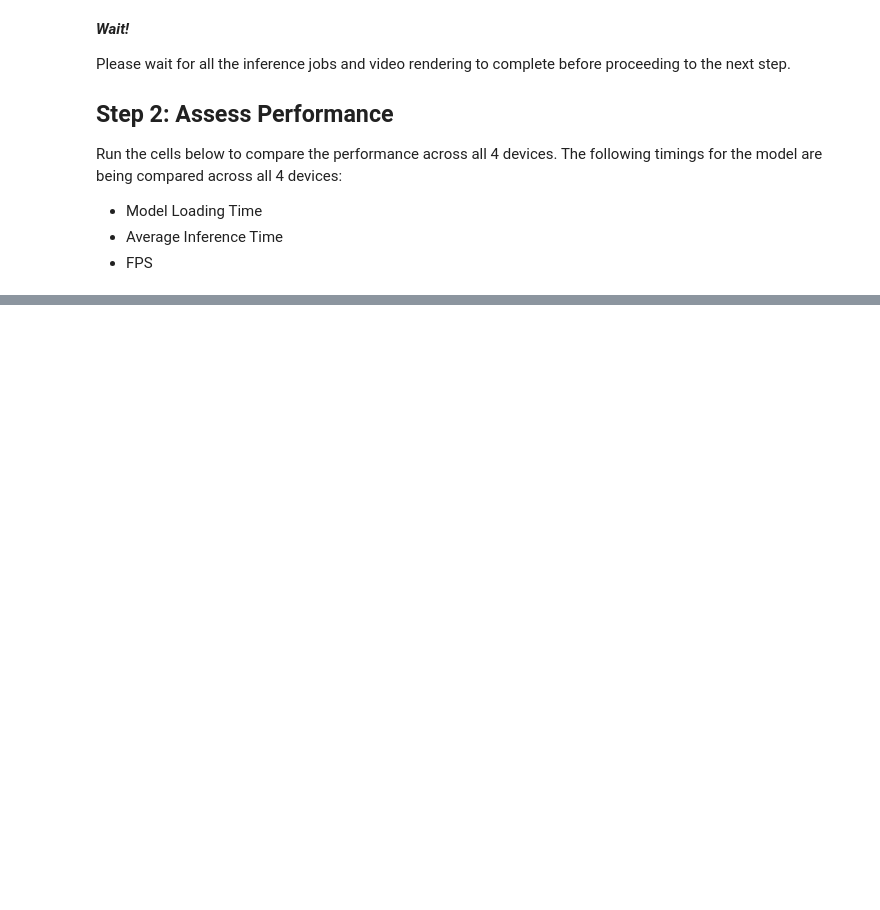
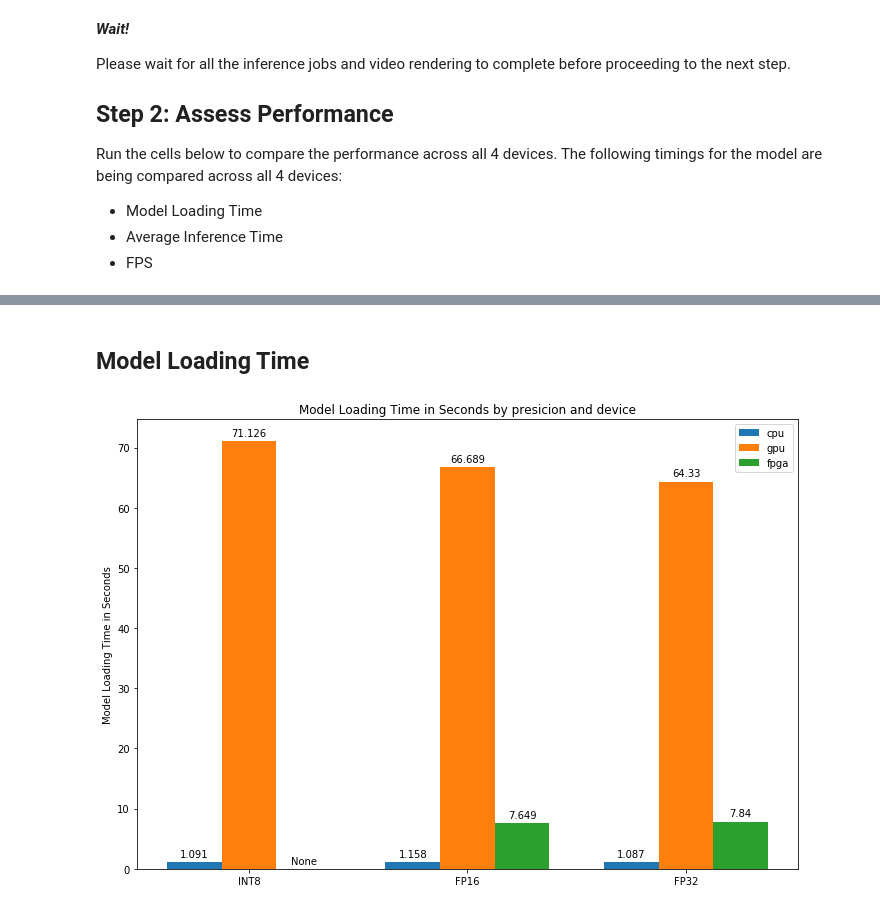
Before and after one commit to yamatokataoka/computer-pointer-controller, a Jupyter notebook: performance_benchmark.ipynb, the cells around one changed output, grey strips where cells are left out. Saved outputs shown, nothing was run; the diff lists cells and outputs as text; code cells hidden in the pictures; blank space fills up the shorter version.

```diff
--- a/performance_benchmark.ipynb
+++ b/performance_benchmark.ipynb
@@ -864,0 +860,8 @@ plt.show()
+# %% [markdown]
+## Model Loading Time
+# %%
+ylabel = 'Model Loading Time in Seconds'
+title = 'Model Loading Time in Seconds by presicion and device'
+plot(model_load_time, ylabel, title)
+# %% [output]
+[figure, added]
```
Also changed, not shown: parts of 22 cells of this notebook.
